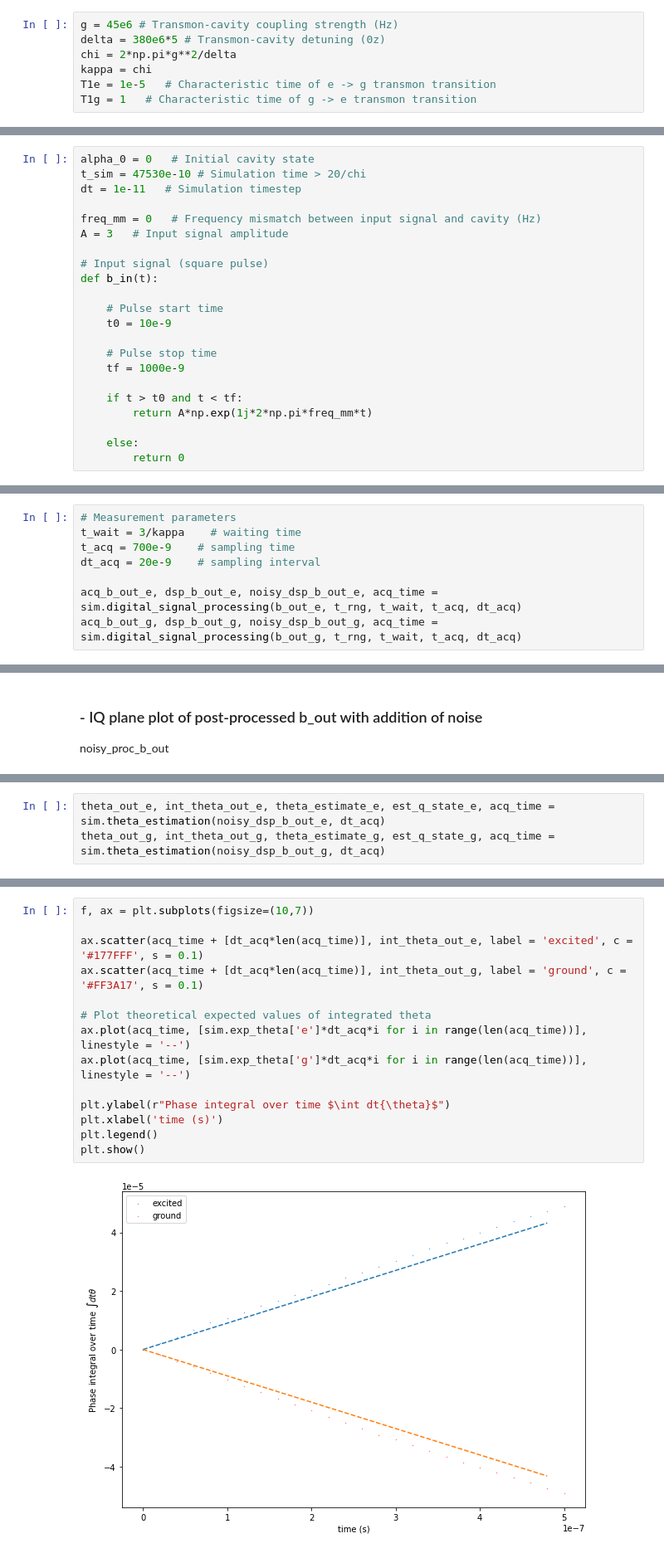
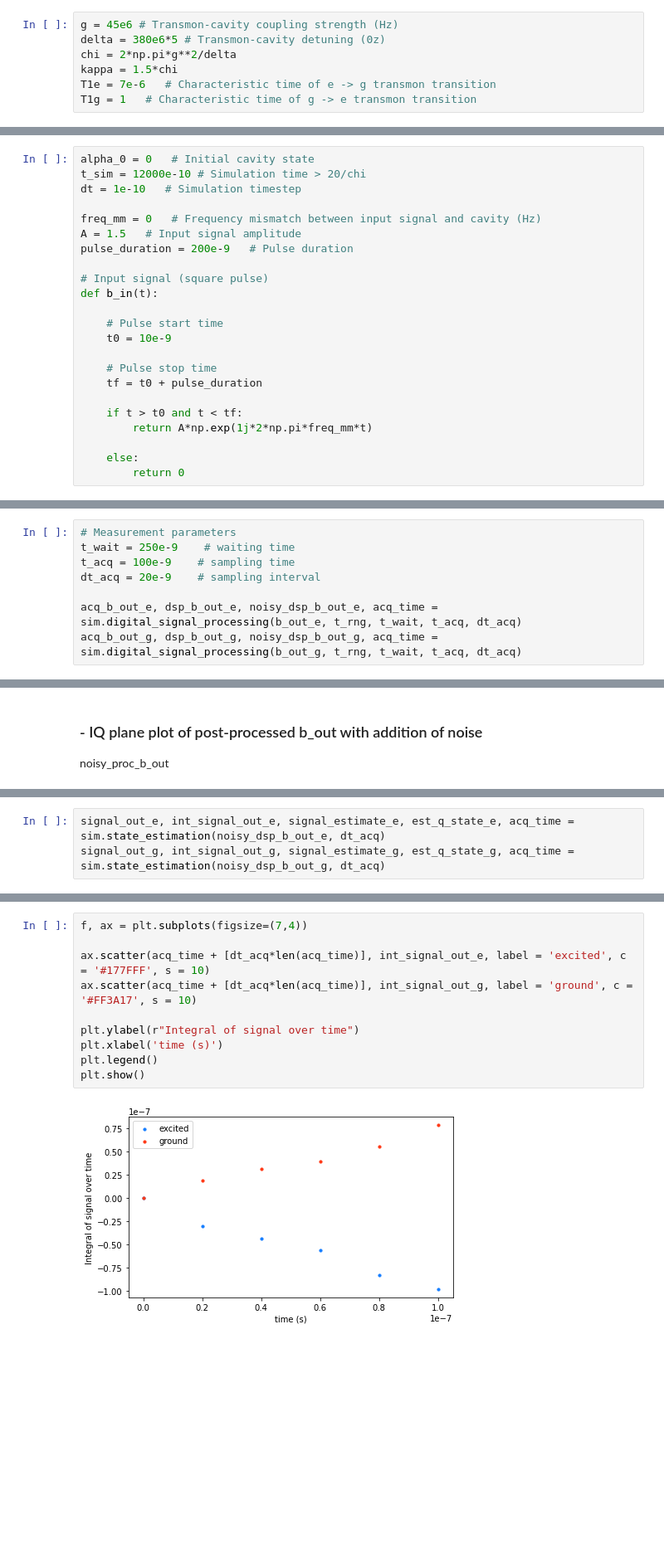
Before and after one commit to fernandovldrs/qcrew-readout, a Jupyter notebook: readout_simulation.ipynb, the cells around one changed output, grey strips where cells are left out. Shown at 83% size. Saved outputs shown, nothing was run; the diff lists cells and outputs as text; blank space fills up the shorter version.

Commit message:
Signal integration replaced for Phase integration. Using only readout_simulation script now

```diff
--- a/readout_simulation.ipynb
+++ b/readout_simulation.ipynb
@@ -16,8 +16,8 @@ from numpy import random
 g = 45e6 # Transmon-cavity coupling strength (Hz)
 delta = 380e6*5 # Transmon-cavity detuning (0z)
 chi = 2*np.pi*g**2/delta
-kappa = chi
-T1e = 1e-5   # Characteristic time of e -> g transmon transition
+kappa = 1.5*chi
+T1e = 7e-6   # Characteristic time of e -> g transmon transition
 T1g = 1   # Characteristic time of g -> e transmon transition
 # %%
 kappa/2/np.pi/1e6
@@ -27,11 +27,12 @@ kappa/2/np.pi/1e6
 ### - Simulation parameters
 # %%
 alpha_0 = 0   # Initial cavity state
-t_sim = 47530e-10 # Simulation time > 20/chi
-dt = 1e-11   # Simulation timestep
+t_sim = 12000e-10 # Simulation time > 20/chi
+dt = 1e-10   # Simulation timestep
 
 freq_mm = 0   # Frequency mismatch between input signal and cavity (Hz)
-A = 3   # Input signal amplitude
+A = 1.5   # Input signal amplitude
+pulse_duration = 200e-9   # Pulse duration
 
 # Input signal (square pulse)
 def b_in(t):
@@ -40,7 +41,7 @@ def b_in(t):
     t0 = 10e-9
 
     # Pulse stop time
-    tf = 1000e-9
+    tf = t0 + pulse_duration
 
     if t > t0 and t < tf:
         return A*np.exp(1j*2*np.pi*freq_mm*t)
@@ -128,8 +129,8 @@ plt.show()
 sim.b_signal_proc() function
 # %%
 # Measurement parameters
-t_wait = 3/kappa    # waiting time
-t_acq = 700e-9    # sampling time
+t_wait = 250e-9    # waiting time
+t_acq = 100e-9    # sampling time
 dt_acq = 20e-9    # sampling interval
 
 acq_b_out_e, dsp_b_out_e, noisy_dsp_b_out_e, acq_time = sim.digital_signal_processing(b_out_e, t_rng, t_wait, t_acq, dt_acq)
@@ -246,4 +298,4 @@ sim.theta_estimation() function
 # %%
-theta_out_e, int_theta_out_e, theta_estimate_e, est_q_state_e, acq_time = sim.theta_estimation(noisy_dsp_b_out_e, dt_acq)
-theta_out_g, int_theta_out_g, theta_estimate_g, est_q_state_g, acq_time = sim.theta_estimation(noisy_dsp_b_out_g, dt_acq)
+signal_out_e, int_signal_out_e, signal_estimate_e, est_q_state_e, acq_time = sim.state_estimation(noisy_dsp_b_out_e, dt_acq)
+signal_out_g, int_signal_out_g, signal_estimate_g, est_q_state_g, acq_time = sim.state_estimation(noisy_dsp_b_out_g, dt_acq)
 # %% [markdown]
@@ -302,16 +344,12 @@ sim.exp_theta
 # %%
-f, ax = plt.subplots(figsize=(10,7))
+f, ax = plt.subplots(figsize=(7,4))
 
-ax.scatter(acq_time + [dt_acq*len(acq_time)], int_theta_out_e, label = 'excited', c = '#177FFF', s = 0.1)
-ax.scatter(acq_time + [dt_acq*len(acq_time)], int_theta_out_g, label = 'ground', c = '#FF3A17', s = 0.1)
+ax.scatter(acq_time + [dt_acq*len(acq_time)], int_signal_out_e, label = 'excited', c = '#177FFF', s = 10)
+ax.scatter(acq_time + [dt_acq*len(acq_time)], int_signal_out_g, label = 'ground', c = '#FF3A17', s = 10)
 
-# Plot theoretical expected values of integrated theta
-ax.plot(acq_time, [sim.exp_theta['e']*dt_acq*i for i in range(len(acq_time))], linestyle = '--')
-ax.plot(acq_time, [sim.exp_theta['g']*dt_acq*i for i in range(len(acq_time))], linestyle = '--')
-
-plt.ylabel(r"Phase integral over time $\int dt{\theta}$")
+plt.ylabel(r"Integral of signal over time")
 plt.xlabel('time (s)')
 plt.legend()
 plt.show()
 # %% [output]
-[figure, old version]
+[figure, new version]
```
Also changed, not shown: parts of 26 cells of this notebook, 2 other files.
